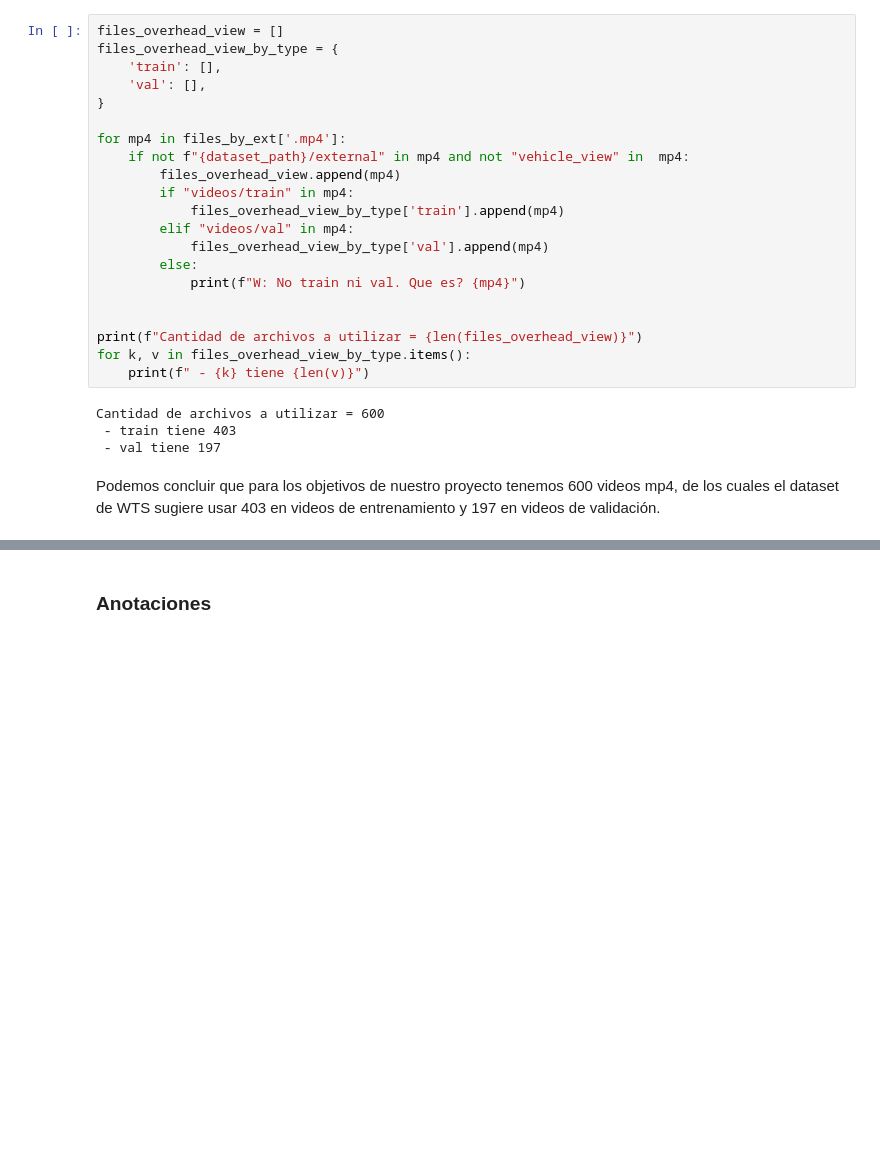
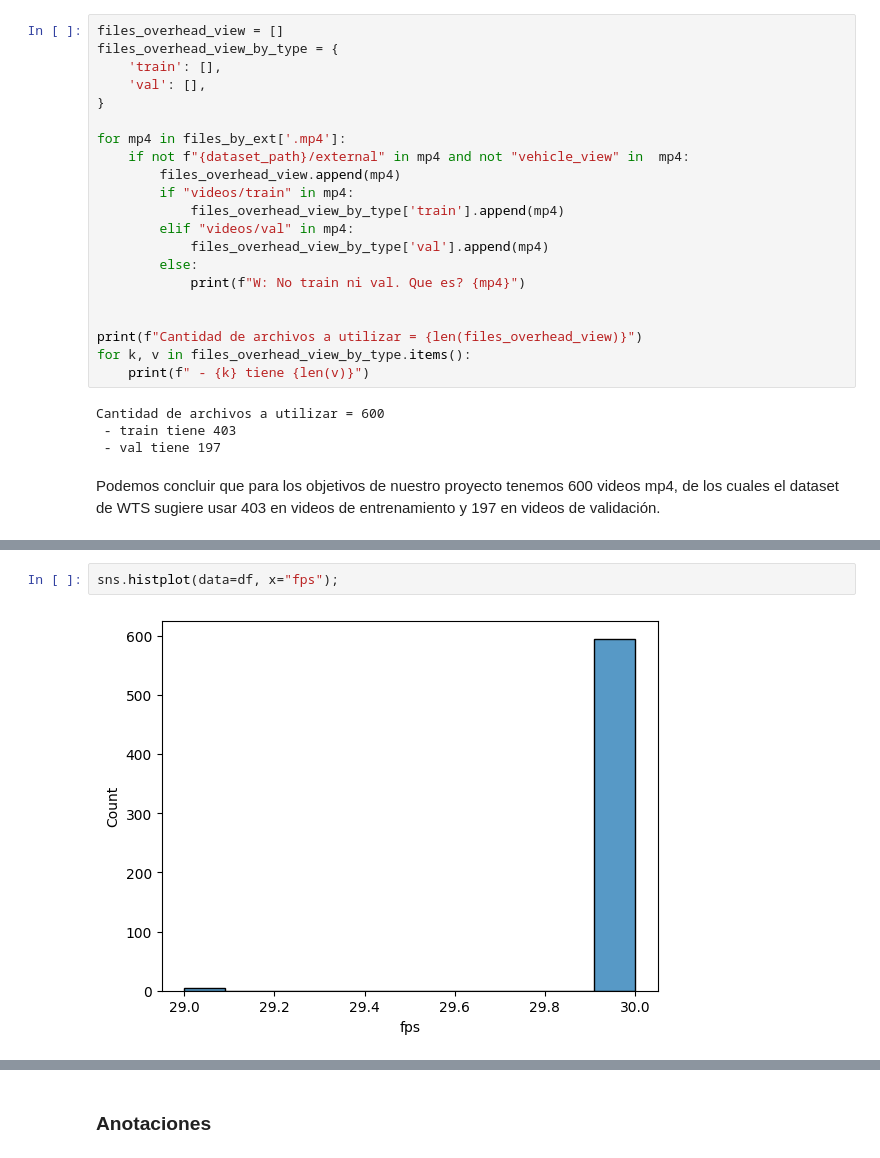
Before and after one commit to marcelarosalesj/mna_proyecto_integrador_equipo13, a Jupyter notebook: avance1_EDA.ipynb, the cells around one changed output, grey strips where cells are left out. Cells and saved outputs as stored; diff of their text form; blank space fills up the shorter version.

```diff
--- a/avance1_EDA.ipynb
+++ b/avance1_EDA.ipynb
@@ -102,0 +133,4 @@ Podemos concluir que para los objetivos de nuestro proyecto tenemos 600 videos m
+# %%
+sns.histplot(data=df, x="fps");
+# %% [output]
+[figure, added]
```
Also changed, not shown: parts of 11 cells of this notebook, 1 other file.
